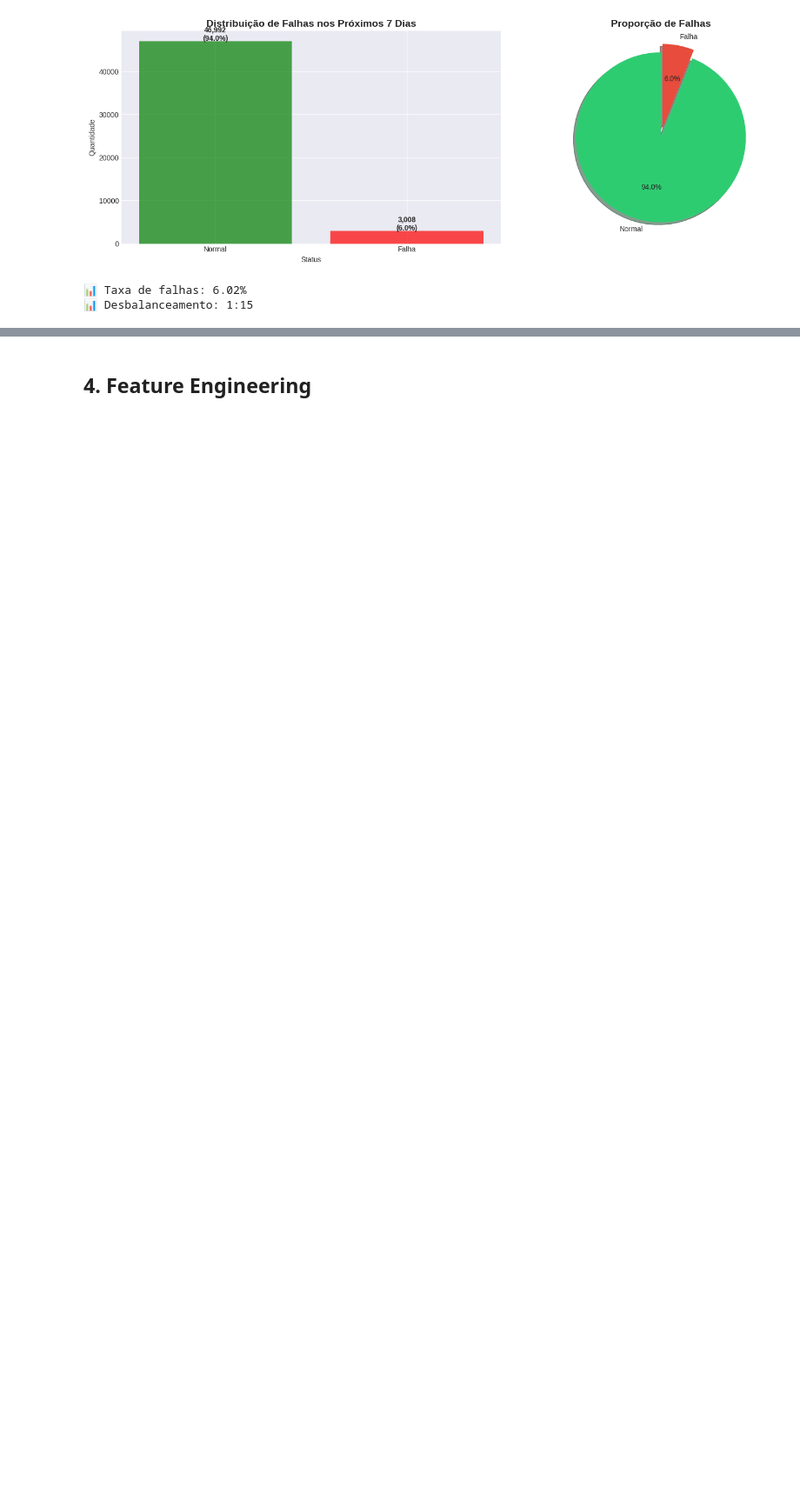
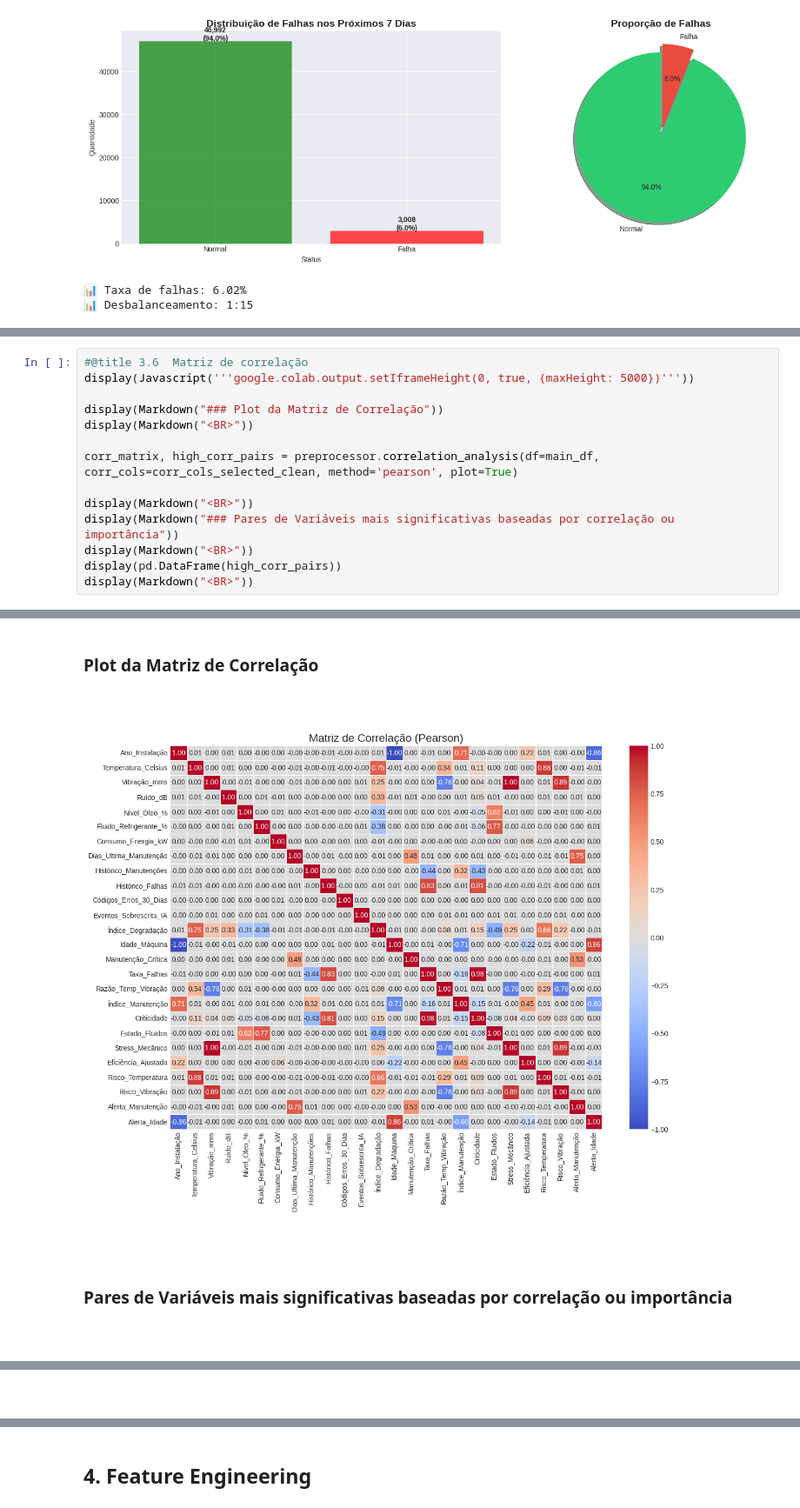
Before and after one commit to vinileodido/MVP_PucRio_ML, a Jupyter notebook: ML_IoT_Industrial_sampling.ipynb, the cells around one changed output, grey strips where cells are left out. Shown at 87% size. Saved outputs shown, nothing was run; the diff lists cells and outputs as text; blank space fills up the shorter version.

```diff
--- a/ML_IoT_Industrial_sampling.ipynb
+++ b/ML_IoT_Industrial_sampling.ipynb
@@ -2039,0 +2185,15 @@ TOP 10 CORRELAÇÕES COM FALHA NOS PRÓXIMOS 7 DIAS
+# %%
+#@title 3.6  Matriz de correlação
+display(Javascript('''google.colab.output.setIframeHeight(0, true, {maxHeight: 5000})'''))
+
+display(Markdown("### Plot da Matriz de Correlação"))
+display(Markdown("<BR>"))
+
+corr_matrix, high_corr_pairs = preprocessor.correlation_analysis(df=main_df, corr_cols=corr_cols_selected_clean, method='pearson', plot=True)
+
+display(Markdown("<BR>"))
+display(Markdown("### Pares de Variáveis mais significativas baseadas por correlação ou importância"))
+display(Markdown("<BR>"))
+display(pd.DataFrame(high_corr_pairs))
+display(Markdown("<BR>"))
+# %% [output]
@@ -2039,0 +2201,6 @@ TOP 10 CORRELAÇÕES COM FALHA NOS PRÓXIMOS 7 DIAS
+### Plot da Matriz de Correlação
+<BR>
+[figure, added]
+<BR>
+### Pares de Variáveis mais significativas baseadas por correlação ou importância
+<BR>
@@ -2040 +2218,2 @@ TOP 10 CORRELAÇÕES COM FALHA NOS PRÓXIMOS 7 DIAS
+<BR>
 # %%
```
Also changed, not shown: parts of 26 cells of this notebook.
